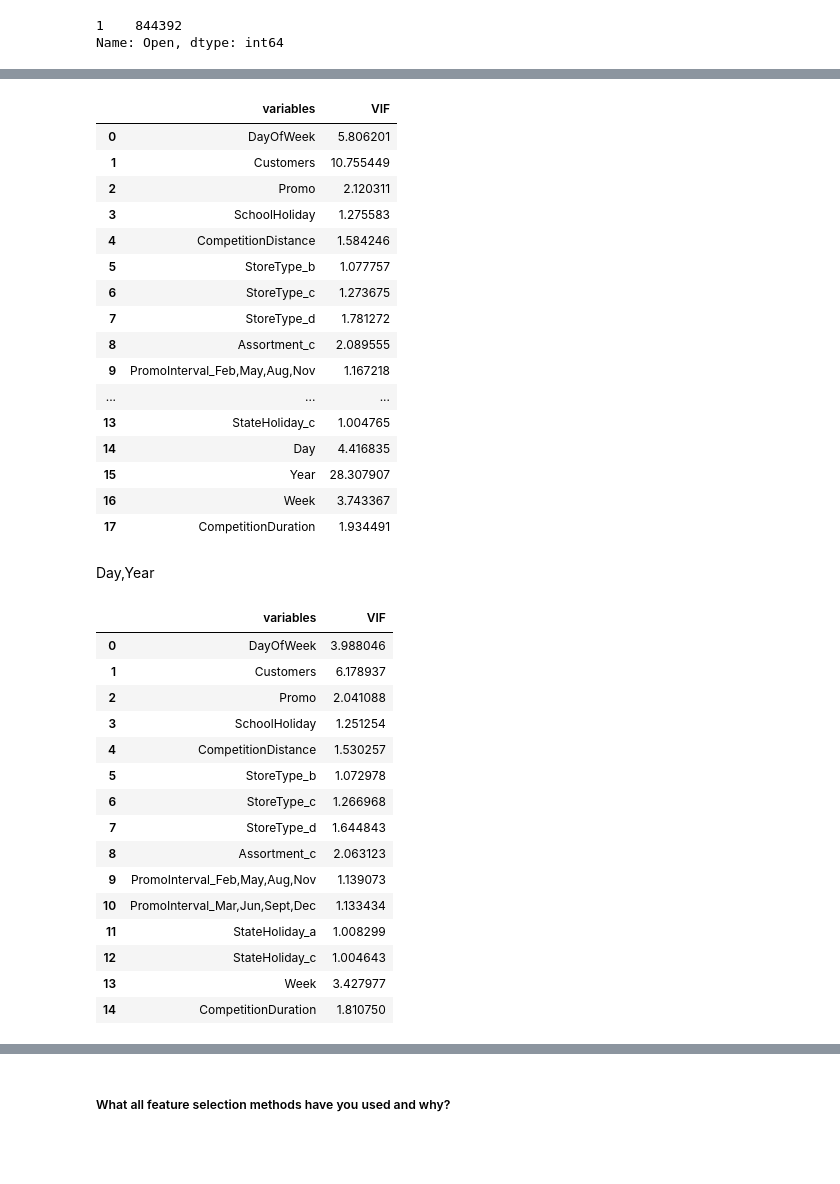
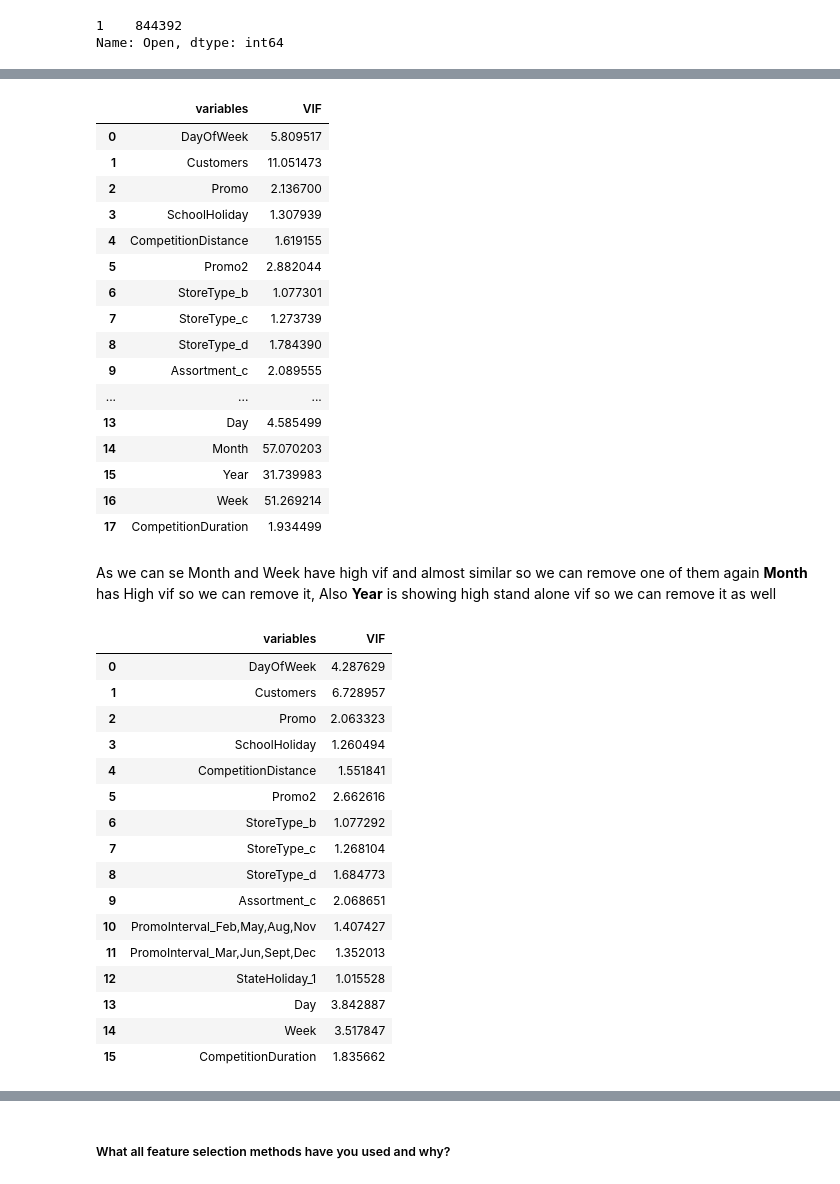
Before and after one commit to Ajay07pandey/Retail-sale-prediction-of-a-drug-store., a Jupyter notebook: Retail_sale_pridiction_analysis.ipynb, the cells around one changed output, grey strips where cells are left out. Cells and saved outputs as stored; diff of their text form; code cells hidden in the pictures; blank space fills up the shorter version.

```diff
--- a/Retail_sale_pridiction_analysis.ipynb
+++ b/Retail_sale_pridiction_analysis.ipynb
@@ -1370,7 +1367,7 @@ PromoInterval:
         Total number of unique values are: 4
 # %%
 # replacing "0" to 0 and a=b=c=1 for our simplicity as they resembles that there is holiday
-df["StateHoliday"].replace({"0":0}, inplace=True)
+df["StateHoliday"].replace({"0":0,"a":1, "b":1, "c":1}, inplace=True)
 # %%
 # rechecking the unique counts of object dype column which is essential to determine the type of encoding to be use in various column
 for unique in categorical_col:
@@ -1523,8 +1504,10 @@ df_new["CompetitionDuration"]= (df_new["Year"]-df_new["CompetitionOpenSinceYear"
 df_new["CompetitionDuration"] = df_new["CompetitionDuration"].map(lambda x: int(0) if x < 0 else int(x)).fillna(0)
 
 # Creating PromoDuration feature
-df_new["PromoDuration"]= (df_new["Year"]-df_new["Promo2SinceYear"])*12 + (df_new["Week"]-df_new["Promo2SinceWeek"])*7/30.5
-df_new["PromoDuration"] = df_new["PromoDuration"].map(lambda x: int(0) if x < 0 else int(x)).fillna(0) * df["Promo2"]
+df_new["PromoDuration"]= ((df_new["Year"]-df_new["Promo2SinceYear"])*12 + (df_new["Week"]-df_new["Promo2SinceWeek"])*7/30.5)
+df_new["PromoDuration"] = (df_new["PromoDuration"].map(lambda x: int(0) if x < 0 else int(x)).fillna(0)*df["Promo2"])
+# %%
+df_new["PromoDuration"] = df_new["PromoDuration"].astype(int)
 # %%
 # Transform Your data
 df_new.Open.value_counts()
@@ -1543,4 +1526,4 @@ Name: Open, dtype: int64
 # now open is no more a variable hence we can drop it.
 df_new=df_new.drop('Open', axis=1)
 # %%
-final_df = df_new.drop(["CompetitionOpenSinceMonth","CompetitionOpenSinceYear",'Promo2SinceWeek',"Promo2SinceYear",'Promo2'],axis =1)
+final_df = df_new.drop(["CompetitionOpenSinceMonth","CompetitionOpenSinceYear",'Promo2SinceWeek',"Promo2SinceYear" ] ,axis =1)
@@ -1609,41 +1576,42 @@ calc_vif(final_df[[i for i in final_df.describe().columns if i not in ["Store",
 # %%
-calc_vif(final_df[[i for i in final_df.describe().columns if i not in ["Store",'PromoDuration','PromoInterval_Jan,Apr,Jul,Oct','Assortment_b','Month', "Sales"]]])
+calc_vif(final_df[[i for i in final_df.describe().columns if i not in ["Store",'PromoDuration','Assortment_b', 'PromoInterval_Jan,Apr,Jul,Oct',"Sales"]]])
 # %% [output]
 |  | variables | VIF |
-| 0 | DayOfWeek | 5.806201 |
-| 1 | Customers | 10.755449 |
-| 2 | Promo | 2.120311 |
-| 3 | SchoolHoliday | 1.275583 |
-| 4 | CompetitionDistance | 1.584246 |
-| 5 | StoreType_b | 1.077757 |
-| 6 | StoreType_c | 1.273675 |
-| 7 | StoreType_d | 1.781272 |
-| 8 | Assortment_c | 2.089555 |
-| 9 | PromoInterval_Feb,May,Aug,Nov | 1.167218 |
+| 0 | DayOfWeek | 5.809517 |
+| 1 | Customers | 11.051473 |
+| 2 | Promo | 2.136700 |
+| 3 | SchoolHoliday | 1.307939 |
+| 4 | CompetitionDistance | 1.619155 |
+| 5 | Promo2 | 2.882044 |
+| 6 | StoreType_b | 1.077301 |
+| 7 | StoreType_c | 1.273739 |
+| 8 | StoreType_d | 1.784390 |
+| 9 | Assortment_c | 2.089555 |
 | ... | ... | ... |
-| 13 | StateHoliday_c | 1.004765 |
-| 14 | Day | 4.416835 |
-| 15 | Year | 28.307907 |
-| 16 | Week | 3.743367 |
-| 17 | CompetitionDuration | 1.934491 |
+| 13 | Day | 4.585499 |
+| 14 | Month | 57.070203 |
+| 15 | Year | 31.739983 |
+| 16 | Week | 51.269214 |
+| 17 | CompetitionDuration | 1.934499 |
-# %% [markdown]
-Day,Year
+# %% [markdown]
+As we can se Month and Week have high vif and almost similar so we can remove one of them again **Month** has High vif so we can remove it, Also **Year** is showing high stand alone vif so we can remove it as well
 # %%
-calc_vif(final_df[[i for i in final_df.describe().columns if i not in ["Store",'Day','StateHoliday_b','PromoDuration','Year','PromoInterval_Jan,Apr,Jul,Oct','Assortment_b','Month', "Sales"]]])
+calc_vif(final_df[[i for i in final_df.describe().columns if i not in ["Store",'Year','Month','PromoDuration','Assortment_b', 'PromoInterval_Jan,Apr,Jul,Oct',"Sales"]]])
 # %% [output]
 |  | variables | VIF |
-| 0 | DayOfWeek | 3.988046 |
-| 1 | Customers | 6.178937 |
-| 2 | Promo | 2.041088 |
-| 3 | SchoolHoliday | 1.251254 |
-| 4 | CompetitionDistance | 1.530257 |
-| 5 | StoreType_b | 1.072978 |
-| 6 | StoreType_c | 1.266968 |
-| 7 | StoreType_d | 1.644843 |
-| 8 | Assortment_c | 2.063123 |
-| 9 | PromoInterval_Feb,May,Aug,Nov | 1.139073 |
-| 10 | PromoInterval_Mar,Jun,Sept,Dec | 1.133434 |
-| 11 | StateHoliday_a | 1.008299 |
-| 12 | StateHoliday_c | 1.004643 |
-| 13 | Week | 3.427977 |
-| 14 | CompetitionDuration | 1.810750 |
+| 0 | DayOfWeek | 4.287629 |
+| 1 | Customers | 6.728957 |
+| 2 | Promo | 2.063323 |
+| 3 | SchoolHoliday | 1.260494 |
+| 4 | CompetitionDistance | 1.551841 |
+| 5 | Promo2 | 2.662616 |
+| 6 | StoreType_b | 1.077292 |
+| 7 | StoreType_c | 1.268104 |
+| 8 | StoreType_d | 1.684773 |
+| 9 | Assortment_c | 2.068651 |
+| 10 | PromoInterval_Feb,May,Aug,Nov | 1.407427 |
+| 11 | PromoInterval_Mar,Jun,Sept,Dec | 1.352013 |
+| 12 | StateHoliday_1 | 1.015528 |
+| 13 | Day | 3.842887 |
+| 14 | Week | 3.517847 |
+| 15 | CompetitionDuration | 1.835662 |
```
Also changed, not shown: parts of 89 cells of this notebook.
